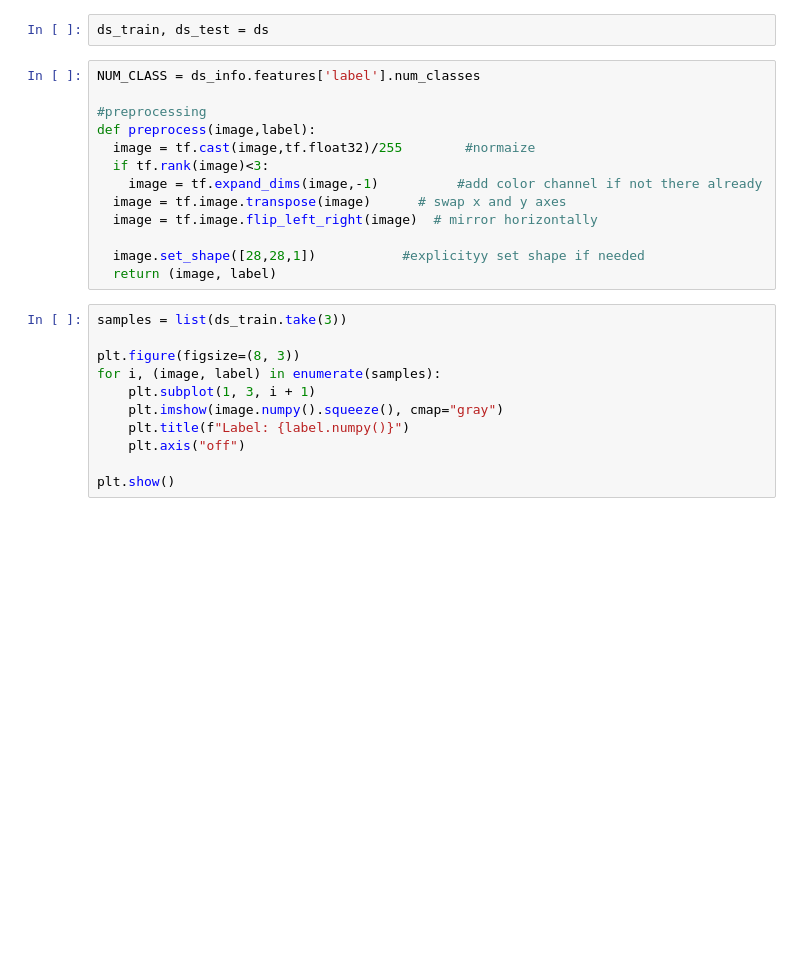
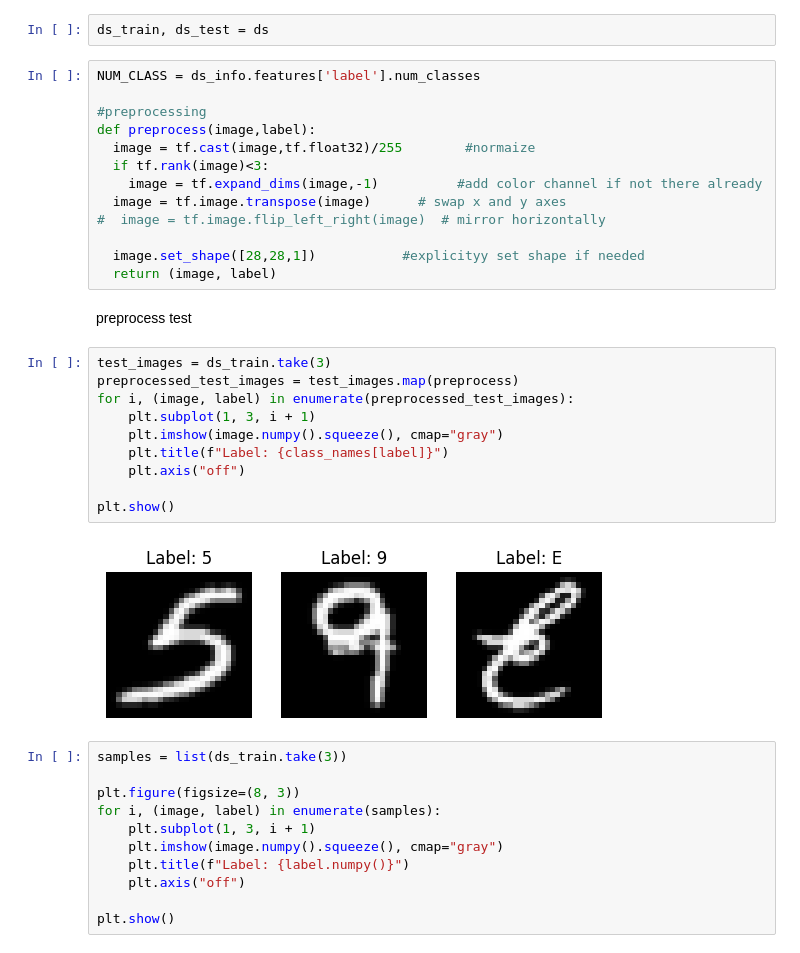
Before and after one commit to Tash518/omr_project, a Jupyter notebook: ocrapp.ipynb, the cells around one changed output. Saved outputs shown, nothing was run; the diff lists cells and outputs as text; blank space fills up the shorter version.

```diff
--- a/ocrapp.ipynb
+++ b/ocrapp.ipynb
@@ -39,10 +35,24 @@ def preprocess(image,label):
   if tf.rank(image)<3:
     image = tf.expand_dims(image,-1)          #add color channel if not there already
   image = tf.image.transpose(image)      # swap x and y axes
-  image = tf.image.flip_left_right(image)  # mirror horizontally
+#  image = tf.image.flip_left_right(image)  # mirror horizontally
 
   image.set_shape([28,28,1])           #explicityy set shape if needed
   return (image, label)
+# %% [markdown]
+preprocess test
+# %%
+test_images = ds_train.take(3)
+preprocessed_test_images = test_images.map(preprocess)
+for i, (image, label) in enumerate(preprocessed_test_images):
+    plt.subplot(1, 3, i + 1)
+    plt.imshow(image.numpy().squeeze(), cmap="gray")
+    plt.title(f"Label: {class_names[label]}")
+    plt.axis("off")
+
+plt.show()
+# %% [output]
+[figure, added]
 # %%
 samples = list(ds_train.take(3))
 
```
Also changed, not shown: parts of 28 cells of this notebook.
